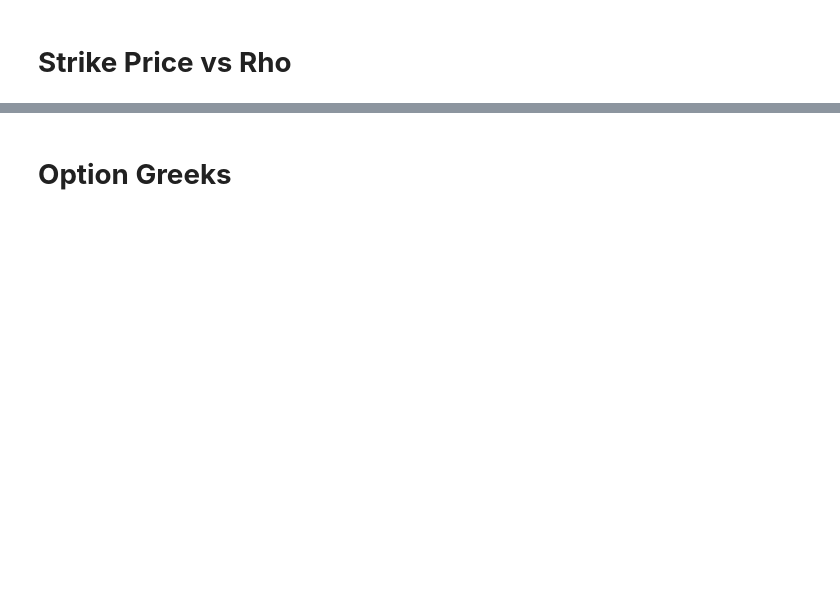
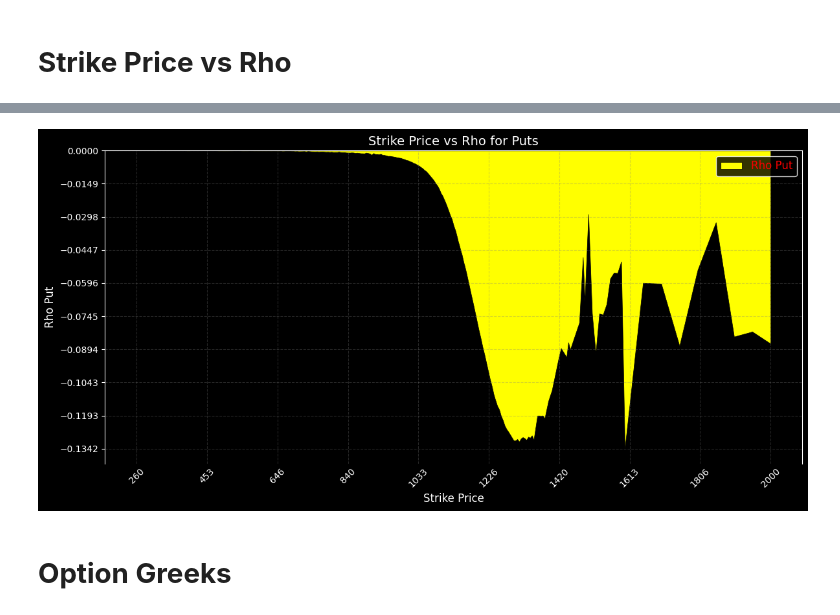
Before and after one commit to AnalyticalHarry/FutureAndOption, a Jupyter notebook: VOLATILITY_&_GREEKS_NVIDIA_OPTION_(14_JUNE_EXPIRATION).ipynb, the cells around one changed output, grey strips where cells are left out. Saved outputs shown, nothing was run; the diff lists cells and outputs as text; code cells hidden in the pictures; blank space fills up the shorter version.

```diff
--- a/VOLATILITY_&_GREEKS_NVIDIA_OPTION_(14_JUNE_EXPIRATION).ipynb
+++ b/VOLATILITY_&_GREEKS_NVIDIA_OPTION_(14_JUNE_EXPIRATION).ipynb
@@ -439,5 +437,7 @@ strikePriceVsRho(calls, 'Strike', 'Rho', 'Strike Price', 'Rho Call', 'Strike Pri
 # %%
-strikePriceVsRho(puts, 'Strike', 'Rho', 'Strike Price', 'Rho Put', 'Strike Price vs Rho for Puts')
+strikePriceVsRho(put, 'Strike', 'Rho', 'Strike Price', 'Rho Put', 'Strike Price vs Rho for Puts')
+# %% [output]
+[figure, added]
 # %% [markdown]
 # **Option Greeks**
 # %%
```
Also changed, not shown: parts of 29 cells of this notebook.
